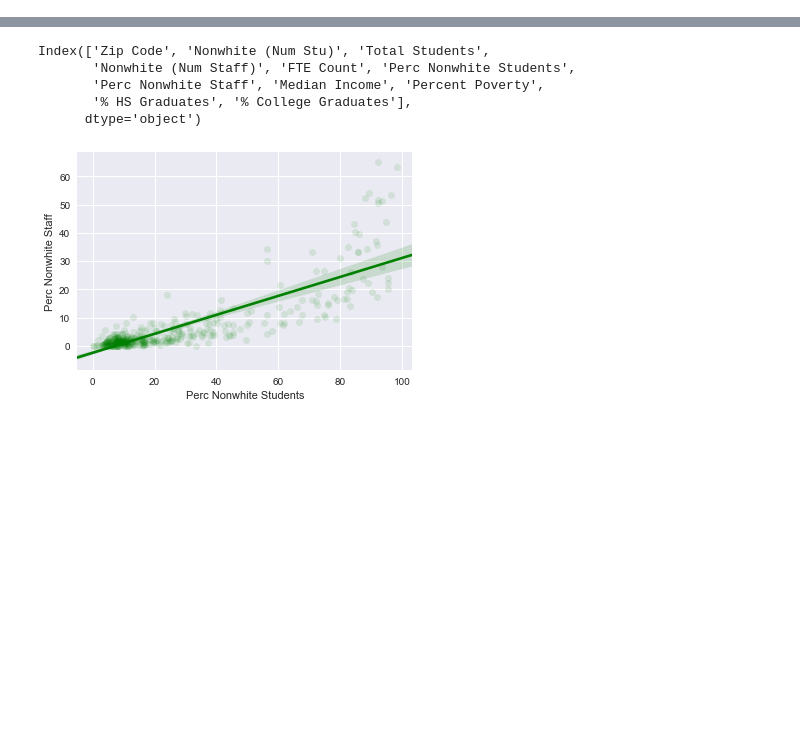
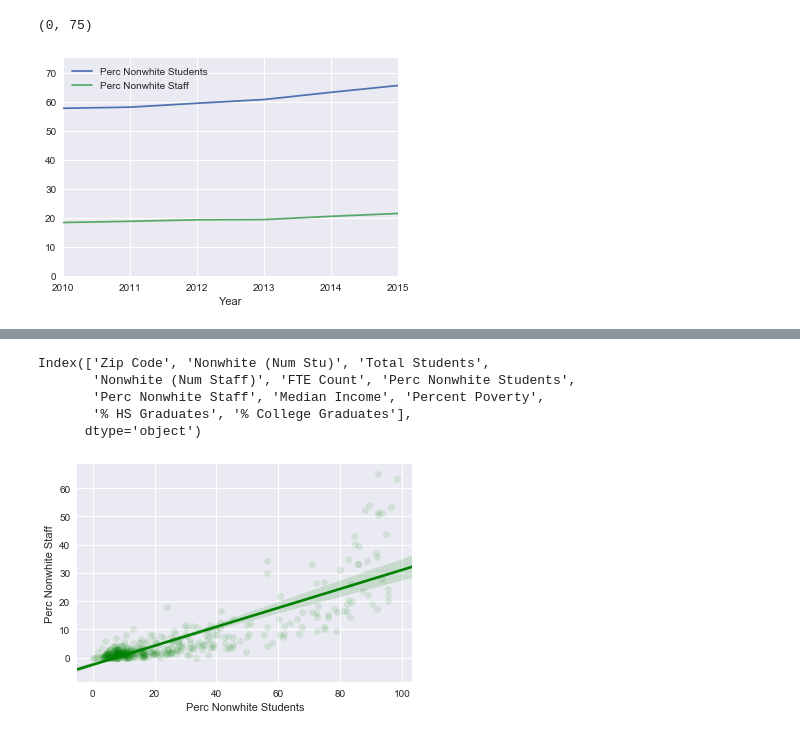
Before and after one commit to jill-k/school-staff-demographics, a Jupyter notebook: analysis/Final Project Analysis - Descriptive Data.ipynb, the cells around one changed output, grey strips where cells are left out. Cells and saved outputs as stored; diff of their text form; code cells hidden in the pictures; blank space fills up the shorter version.

```diff
--- a/analysis/Final Project Analysis - Descriptive Data.ipynb
+++ b/analysis/Final Project Analysis - Descriptive Data.ipynb
@@ -89,0 +96,10 @@ job = df_jobs_grouped["% Nonwhite Staff"].sort_values(ascending = False).plot(ki
+# %%
+charter_mask = year_grouped["Org Type"] == "Charter School"
+year_grouped_charter = year_grouped[charter_mask]
+year_grouped_public = year_grouped[~charter_mask]
+# %%
+ax = year_grouped_charter[['Year', 'Org Type', 'Perc Nonwhite Students', 'Perc Nonwhite Staff']].set_index('Year').plot()
+ax.set_ylim(ymin = 0, ymax = 75)
+# %% [output]
+(0, 75)
+[figure, added]
```
Also changed, not shown: parts of 30 cells of this notebook.
